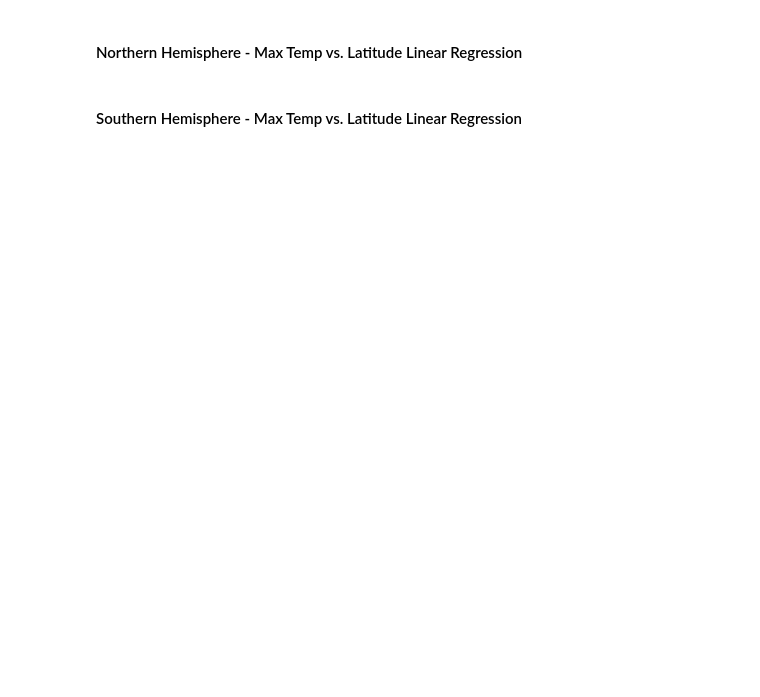
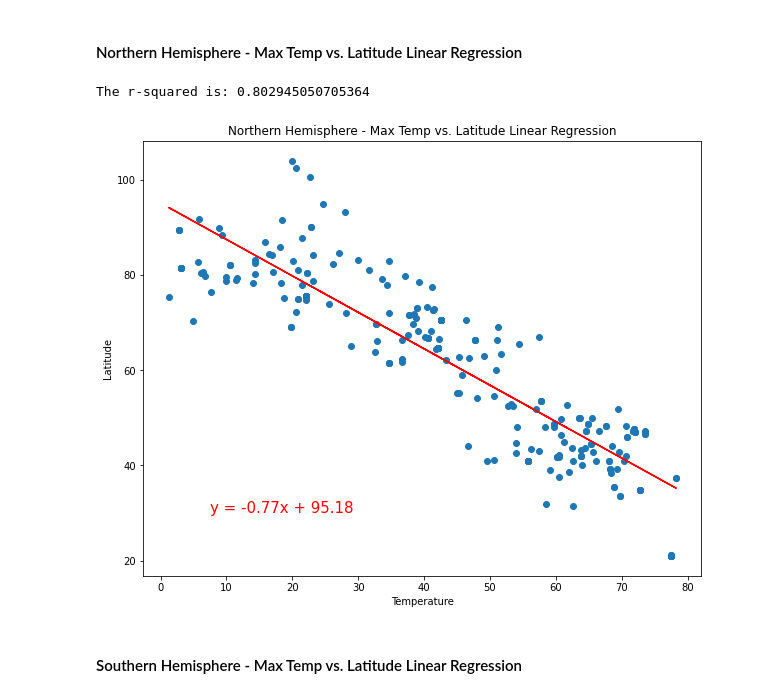
Before and after one commit to jobongie/python-api-challenge, a Jupyter notebook: WeatherPy/WeatherPy.ipynb, the cells around one changed output. Saved outputs shown, nothing was run; the diff lists cells and outputs as text; code cells hidden in the pictures; blank space fills up the shorter version.

```diff
--- a/WeatherPy/WeatherPy.ipynb
+++ b/WeatherPy/WeatherPy.ipynb
@@ -238,0 +254,6 @@ line_eq = "y = " + str(round(slope,2)) + "x + " + str(round(intercept,2))
+# %%
+#Separates cities into north and south hemishpere
+north_df = clean_city_data[clean_city_data["lat"]>=0]
+south_df = clean_city_data[clean_city_data["lat"]<0]
+
+north_df.head()
@@ -239,4 +267,34 @@ line_eq = "y = " + str(round(slope,2)) + "x + " + str(round(intercept,2))
 # %% [markdown]
 ####  Northern Hemisphere - Max Temp vs. Latitude Linear Regression
+# %%
+x_values = north_df['lat']
+y_values = north_df['temp']
+
+# Run the regression and store each of the returned values
+slope, intercept, rvalue, pvalue, stderr = linregress(x_values, y_values)
+
+# Calculate the predictions for each value of x (# Rooms)
+regression_values = x_values * slope + intercept
+
+# store a string version of the linear equation, so we can display it on the plot
+line_eq = "y = " + str(round(slope,2)) + "x + " + str(round(intercept,2))
+
+plt.figure(figsize=(10,8))
+
+# Plot observations
+plt.scatter(x_values, y_values)
+
+# Plot the regression line
+plt.plot(x_values, regression_values, "red")
+
+# Annotate the plot with the linear equation
+plt.annotate(line_eq, (7.5, 30), fontsize=15, color="red")
+plt.xlabel('Temperature')
+plt.ylabel('Latitude')
+plt.title("Northern Hemisphere - Max Temp vs. Latitude Linear Regression")
+print(f"The r-squared is: {rvalue**2}")
+# %% [output]
+The r-squared is: 0.802945050705364
+[figure, added]
 # %% [markdown]
 ####  Southern Hemisphere - Max Temp vs. Latitude Linear Regression
```
Also changed, not shown: parts of 14 cells of this notebook.
